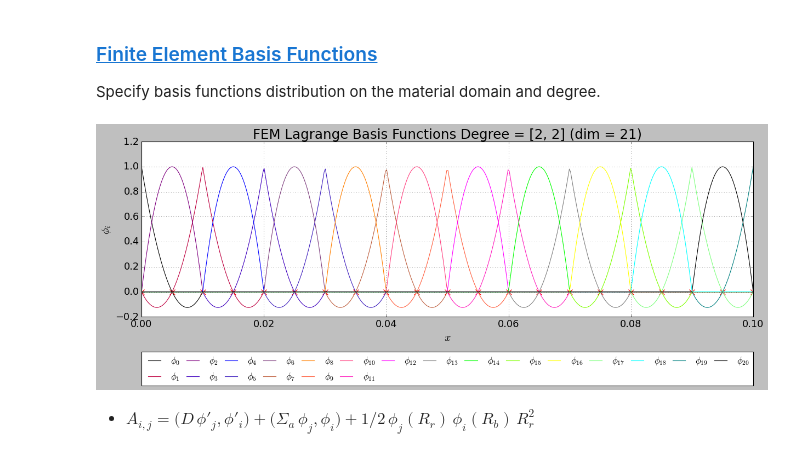
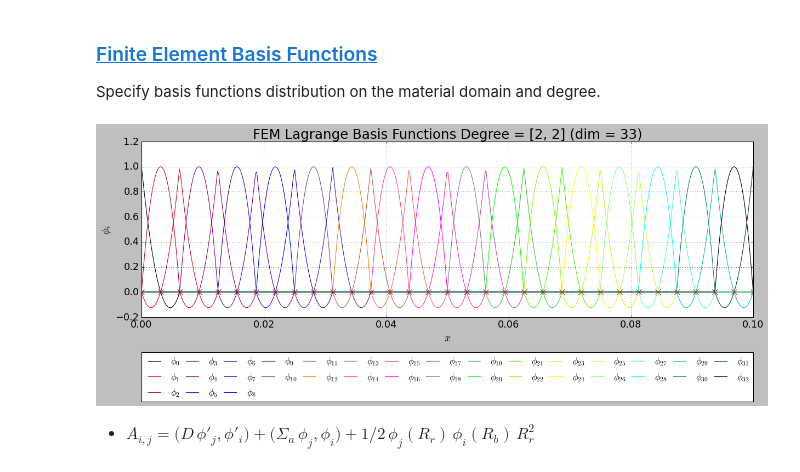
Before and after one commit to dpploy/engy-5050, a Jupyter notebook: notebooks/05-sph-reflected-diff.ipynb, the cells around one changed output. Cells and saved outputs as stored; diff of their text form; code cells hidden in the pictures.

```diff
--- a/notebooks/05-sph-reflected-diff.ipynb
+++ b/notebooks/05-sph-reflected-diff.ipynb
@@ -237,15 +240,15 @@ source.plot(n_plot_pts=500, show_shape_pts=True,
 Specify basis functions distribution on the material domain and degree.
 # %%
 '''Build basis functions'''
-from engy_5310.toolkit import LagrangeFEMBasis
+from pyfem1d.toolkit import LagrangeFEMBasis
 
 degree = [2,2]
-n_elem = [5,5]
+n_elem = [8,8]
 
 femlb = LagrangeFEMBasis(degree=degree, n_elem=n_elem, x_partition=[r_0, r_s, r_r])
 femlb.plot(n_plot_pts=500, n_legend_cols=15)
 # %% [output]
-[figure, old version]
+[figure, new version]
 # %% [markdown]
   + $A_{i,j} = \bigl(D\,\phi'_j,\phi'_i\bigr) + \bigl(\Sigma_a\,\phi_j,\phi_i\bigr) + 1/2\,\phi_j(R_r)\,\phi_i(R_b)\,R^2_r $
 # %%
```
Also changed, not shown: parts of 14 cells of this notebook, 5 other files.
